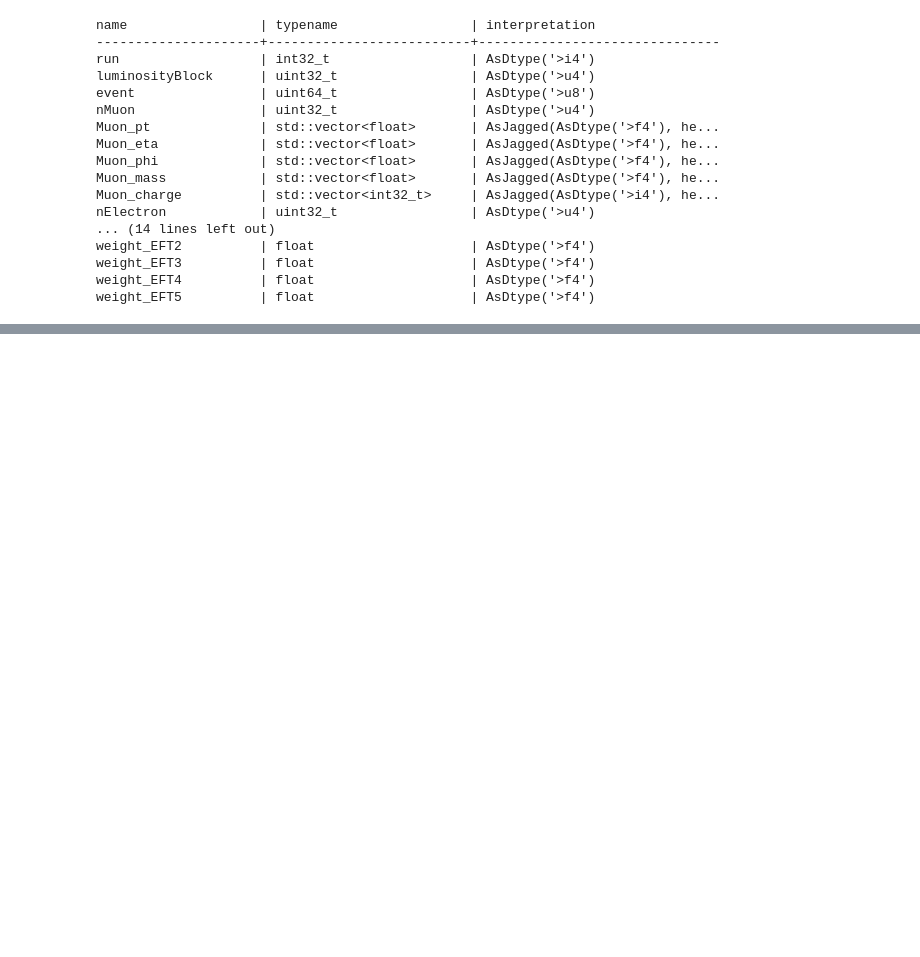
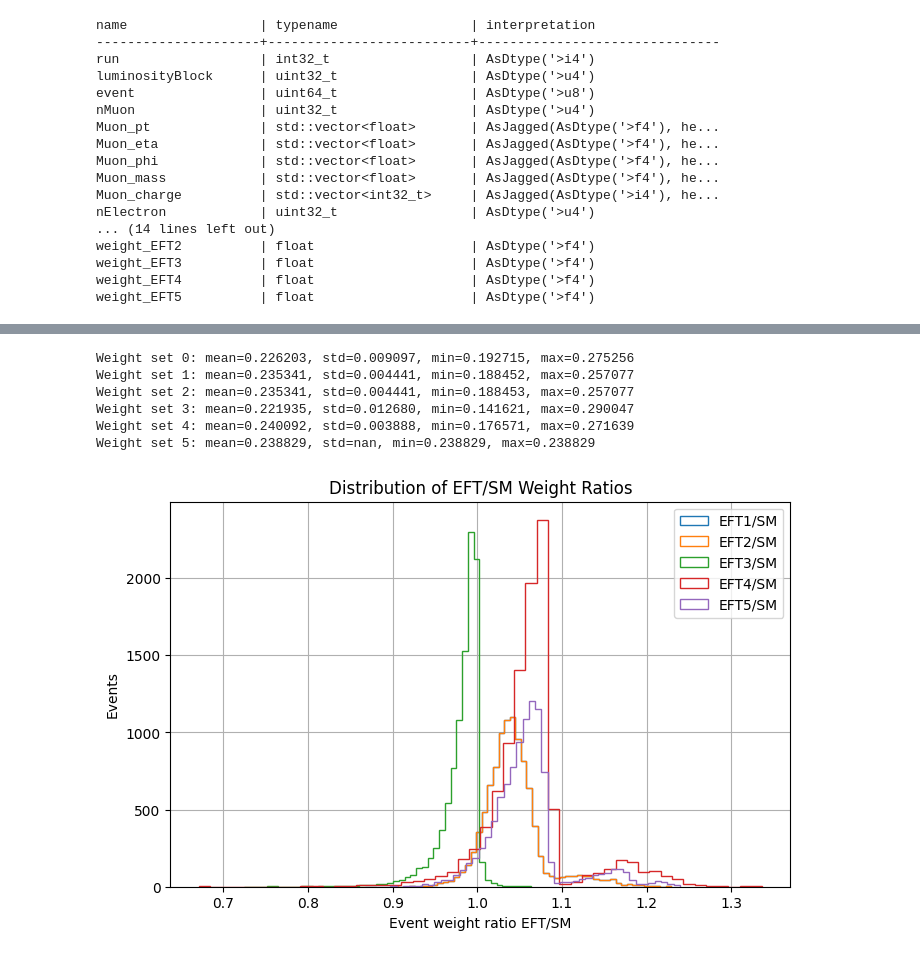
Before and after one commit to John-Aremu/SM-vs-EFT-simulation-analysis, a Jupyter notebook: pp2l2vNP1.ipynb, the cells around one changed output, grey strips where cells are left out. Cells and saved outputs as stored; diff of their text form; code cells hidden in the pictures; blank space fills up the shorter version.

```diff
--- a/pp2l2vNP1.ipynb
+++ b/pp2l2vNP1.ipynb
@@ -251,0 +420,29 @@ weight_EFT5          | float                    | AsDtype('>f4')
+# %%
+for i, w in enumerate([weight_SM, weight_EFT1, weight_EFT2, weight_EFT3, weight_EFT4, weight_EFT5], start=0):
+    print(f"Weight set {i}: mean={ak.mean(w):.6f}, std={ak.std(w):.6f}, min={ak.min(w):.6f}, max={ak.max(w):.6f}")
+
+ratios = [
+    weight_EFT1 / weight_SM,
+    weight_EFT2 / weight_SM,
+    weight_EFT3 / weight_SM,
+    weight_EFT4 / weight_SM,
+    weight_EFT5 / weight_SM
+]
+
+plt.figure(figsize=(8,5))
+for i, r in enumerate(ratios, start=1):
+    plt.hist(ak.to_numpy(r), bins=50, histtype="step", label=f"EFT{i}/SM")
+plt.xlabel("Event weight ratio EFT/SM")
+plt.ylabel("Events")
+plt.title("Distribution of EFT/SM Weight Ratios")
+plt.legend()
+plt.grid(True)
+plt.show()
+# %% [output]
+Weight set 0: mean=0.226203, std=0.009097, min=0.192715, max=0.275256
+Weight set 1: mean=0.235341, std=0.004441, min=0.188452, max=0.257077
+Weight set 2: mean=0.235341, std=0.004441, min=0.188453, max=0.257077
+Weight set 3: mean=0.221935, std=0.012680, min=0.141621, max=0.290047
+Weight set 4: mean=0.240092, std=0.003888, min=0.176571, max=0.271639
+Weight set 5: mean=0.238829, std=nan, min=0.238829, max=0.238829
+[figure, added]
```
Also changed, not shown: parts of 4 cells of this notebook.
